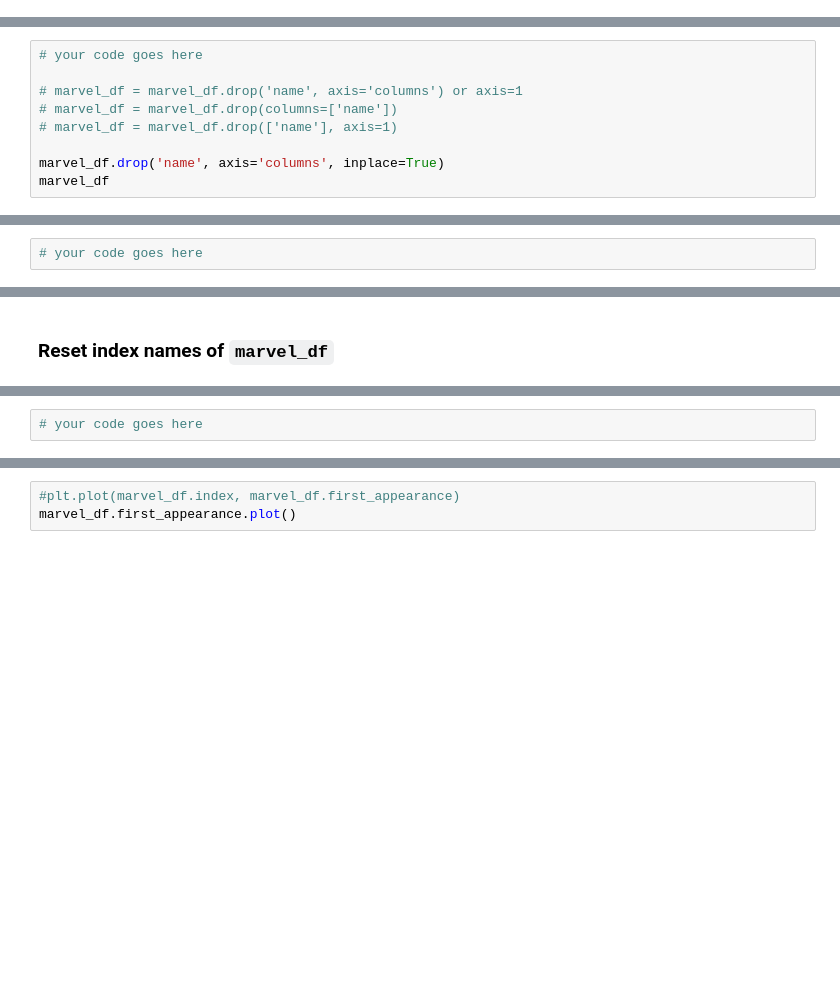
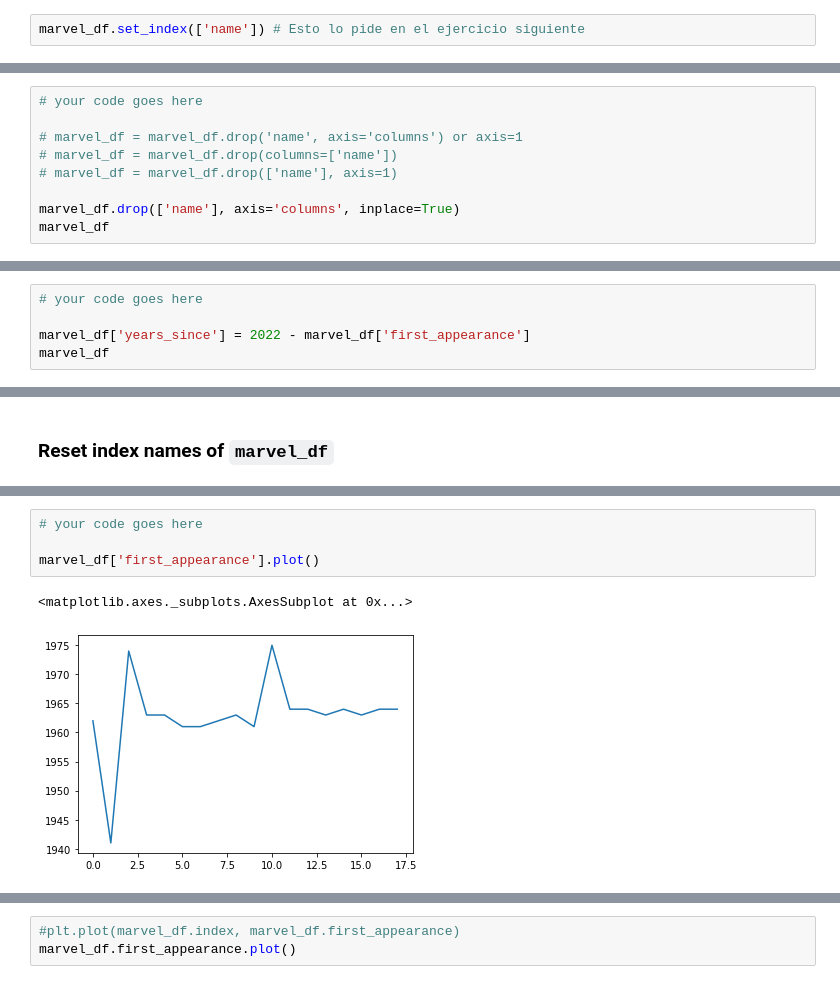
Before and after one commit to TamaraMaggioni/freecodecamp-intro-to-pandas, a Jupyter notebook: 4 - Pandas DataFrames exercises.ipynb, the cells around one changed output, grey strips where cells are left out. Cells and saved outputs as stored; diff of their text form; blank space fills up the shorter version.

```diff
--- a/4 - Pandas DataFrames exercises.ipynb
+++ b/4 - Pandas DataFrames exercises.ipynb
@@ -155,3 +155,5 @@ marvel_df
 | 17 | Wasp | female | 1963 |
 | 18 | Black Widow | female | 1964 |
 | 19 | Vision | male | 1968 |
+# %%
+marvel_df.set_index(['name']) # Esto lo pide en el ejercicio siguiente
@@ -196,7 +219,7 @@ marvel_df
 # marvel_df = marvel_df.drop(columns=['name'])
 # marvel_df = marvel_df.drop(['name'], axis=1)
 
-marvel_df.drop('name', axis='columns', inplace=True)
+marvel_df.drop(['name'], axis='columns', inplace=True)
 marvel_df
 # %% [output]
 |  | sex | first_appearance |
@@ -399,3 +546,6 @@ marvel_df
 ### Add a new column to `marvel_df` called 'years_since' with the years since `first_appearance`
 # %%
 # your code goes here
+
+marvel_df['years_since'] = 2022 - marvel_df['first_appearance']
+marvel_df
@@ -501,3 +937,8 @@ marvel_df
 ### Plot the values of `first_appearance`
 # %%
 # your code goes here
+
+marvel_df['first_appearance'].plot()
+# %% [output]
+<matplotlib.axes._subplots.AxesSubplot at 0x...>
+[figure, added]
```
Also changed, not shown: parts of 41 cells of this notebook.
